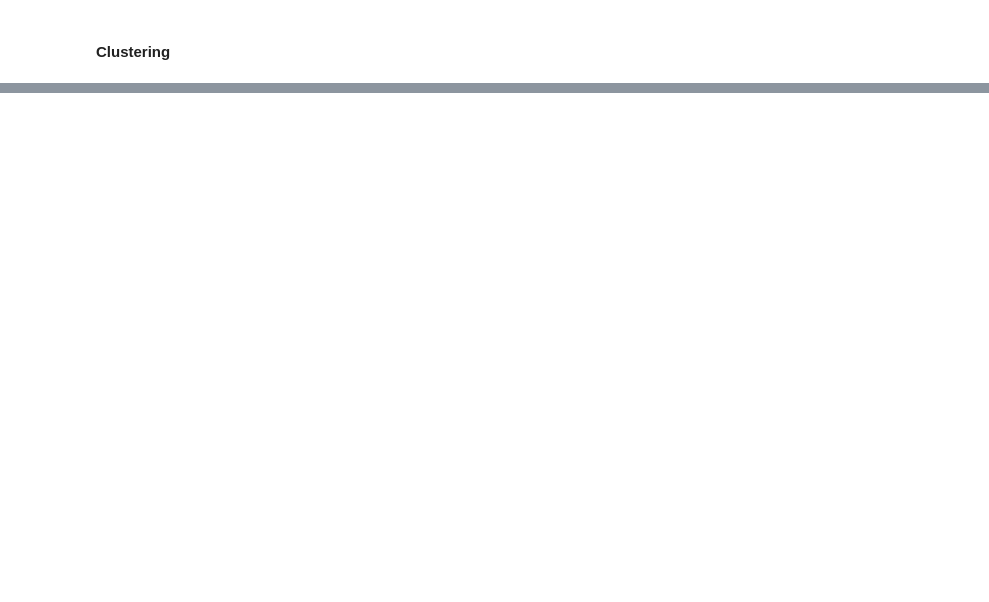
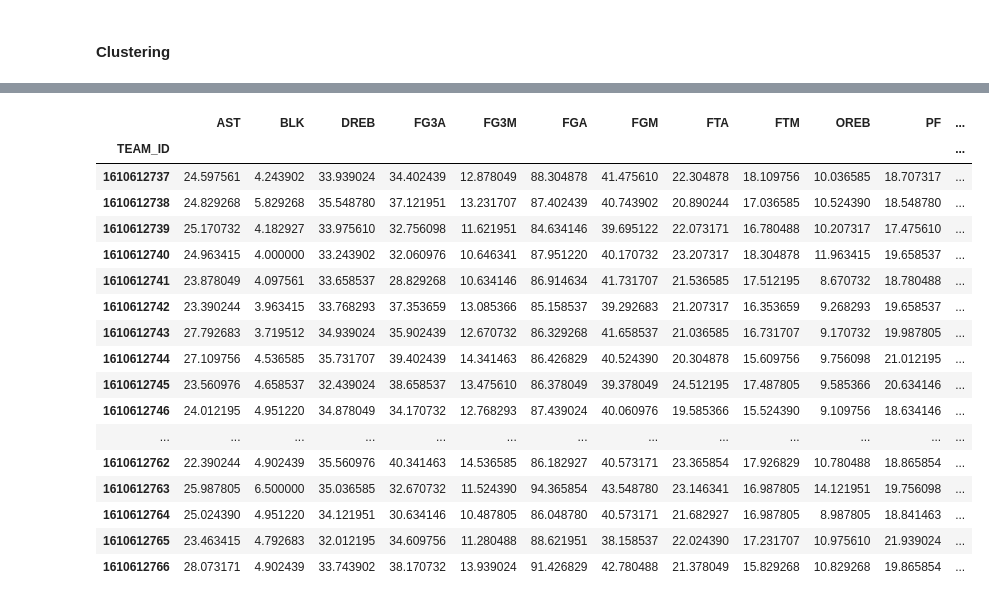
Before and after one commit to brunnedu/BasketXplainer, a Jupyter notebook: dev_notebooks/advanced_stat_model.ipynb, the cells around one changed output, grey strips where cells are left out. Drawn from its saved outputs; the diff is of its cells as text; code cells hidden in the pictures; blank space fills up the shorter version.

```diff
--- a/dev_notebooks/advanced_stat_model.ipynb
+++ b/dev_notebooks/advanced_stat_model.ipynb
@@ -345,0 +379,3 @@ F1 of 5-fold CV:
+# %%
+teams_season = get_season_boxscore()
+teams_season
@@ -345,0 +400,40 @@ F1 of 5-fold CV:
+# %%
+def calculate_ratings(boxscore):
+    boxscore_ratings = boxscore.copy()
+    for index, row in boxscore_ratings.iterrows():
+        boxscore_ratings.loc[index, "point"] = 2 * (row["FGM"] + 0.5 * row["FG3M"]) + row["FTM"]
+        boxscore_ratings.loc[index, "possession"] = 0.5 * (row["FGA"] + 0.475 * row["FTA"] - row["OREB"] + row["TO"])
+
+    mean_possession = boxscore_ratings["possession"].mean()
+
+    for index, row in boxscore_ratings.iterrows():
+        # Offensive Rating (OR) = 100 / (TmPoss + OppPoss) * Pts
+        boxscore_ratings.loc[index, "OR"] = (100 * row["point"]) / (row["possession"] + mean_possession)
+
+        boxscore_ratings.loc[index, "DR"] = 100 * (row["BLK"] + row["DREB"] + row["STL"]) / (row["possession"] + mean_possession)
+
+    boxscore_ratings.drop("is_home", axis =1 ,inplace= True)
+    return boxscore_ratings.groupby("TEAM_ID").mean()
+# %%
+teams_season_rating = calculate_ratings(teams_season)
+# %%
+teams_season_rating
+# %% [output]
+|  | AST | BLK | DREB | FG3A | FG3M | FGA | FGM | FTA | FTM | OREB | PF | ... |
+| TEAM_ID |  |  |  |  |  |  |  |  |  |  |  | ... |
+| 1610612737 | 24.597561 | 4.243902 | 33.939024 | 34.402439 | 12.878049 | 88.304878 | 41.475610 | 22.304878 | 18.109756 | 10.036585 | 18.707317 | ... |
+| 1610612738 | 24.829268 | 5.829268 | 35.548780 | 37.121951 | 13.231707 | 87.402439 | 40.743902 | 20.890244 | 17.036585 | 10.524390 | 18.548780 | ... |
+| 1610612739 | 25.170732 | 4.182927 | 33.975610 | 32.756098 | 11.621951 | 84.634146 | 39.695122 | 22.073171 | 16.780488 | 10.207317 | 17.475610 | ... |
+| 1610612740 | 24.963415 | 4.000000 | 33.243902 | 32.060976 | 10.646341 | 87.951220 | 40.170732 | 23.207317 | 18.304878 | 11.963415 | 19.658537 | ... |
+| 1610612741 | 23.878049 | 4.097561 | 33.658537 | 28.829268 | 10.634146 | 86.914634 | 41.731707 | 21.536585 | 17.512195 | 8.670732 | 18.780488 | ... |
+| 1610612742 | 23.390244 | 3.963415 | 33.768293 | 37.353659 | 13.085366 | 85.158537 | 39.292683 | 21.207317 | 16.353659 | 9.268293 | 19.658537 | ... |
+| 1610612743 | 27.792683 | 3.719512 | 34.939024 | 35.902439 | 12.670732 | 86.329268 | 41.658537 | 21.036585 | 16.731707 | 9.170732 | 19.987805 | ... |
+| 1610612744 | 27.109756 | 4.536585 | 35.731707 | 39.402439 | 14.341463 | 86.426829 | 40.524390 | 20.304878 | 15.609756 | 9.756098 | 21.012195 | ... |
+| 1610612745 | 23.560976 | 4.658537 | 32.439024 | 38.658537 | 13.475610 | 86.378049 | 39.378049 | 24.512195 | 17.487805 | 9.585366 | 20.634146 | ... |
+| 1610612746 | 24.012195 | 4.951220 | 34.878049 | 34.170732 | 12.768293 | 87.439024 | 40.060976 | 19.585366 | 15.524390 | 9.109756 | 18.634146 | ... |
+| ... | ... | ... | ... | ... | ... | ... | ... | ... | ... | ... | ... | ... |
+| 1610612762 | 22.390244 | 4.902439 | 35.560976 | 40.341463 | 14.536585 | 86.182927 | 40.573171 | 23.365854 | 17.926829 | 10.780488 | 18.865854 | ... |
+| 1610612763 | 25.987805 | 6.500000 | 35.036585 | 32.670732 | 11.524390 | 94.365854 | 43.548780 | 23.146341 | 16.987805 | 14.121951 | 19.756098 | ... |
+| 1610612764 | 25.024390 | 4.951220 | 34.121951 | 30.634146 | 10.487805 | 86.048780 | 40.573171 | 21.682927 | 16.987805 | 8.987805 | 18.841463 | ... |
+| 1610612765 | 23.463415 | 4.792683 | 32.012195 | 34.609756 | 11.280488 | 88.621951 | 38.158537 | 22.024390 | 17.231707 | 10.975610 | 21.939024 | ... |
+| 1610612766 | 28.073171 | 4.902439 | 33.743902 | 38.170732 | 13.939024 | 91.426829 | 42.780488 | 21.378049 | 15.829268 | 10.829268 | 19.865854 | ... |
```
Also changed, not shown: parts of 19 cells of this notebook, 2 other files.
